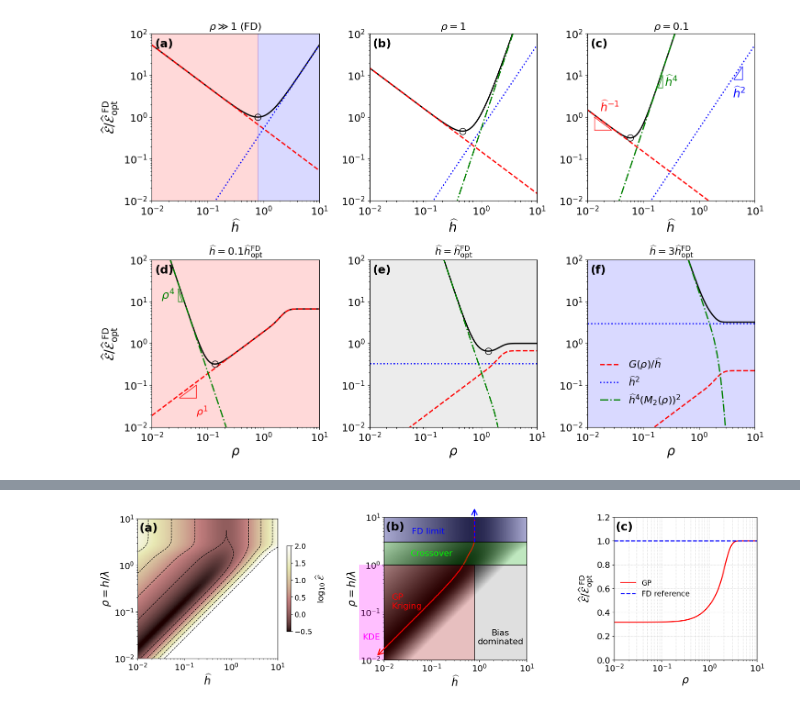
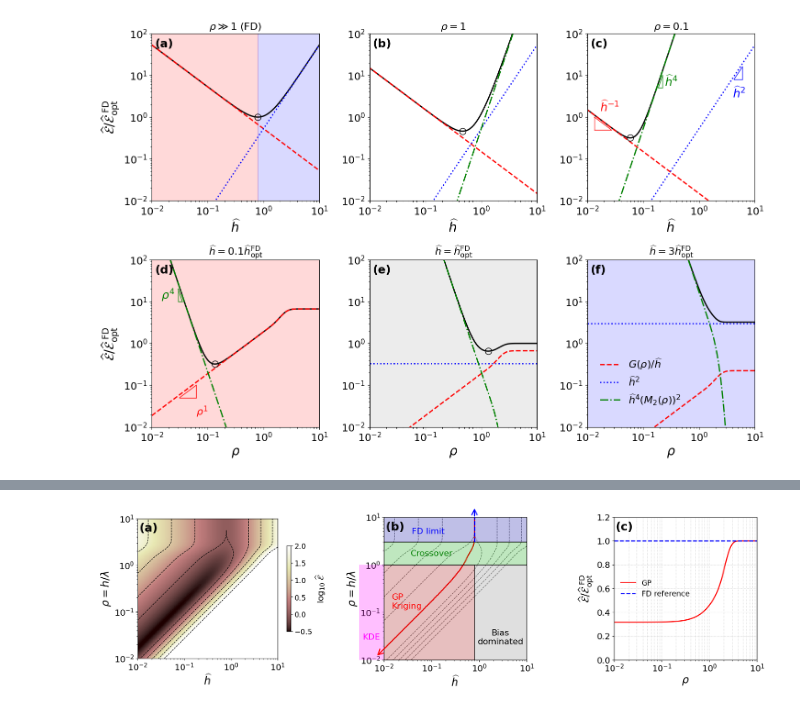
Before and after one commit to ch-tung/MLSR, a Jupyter notebook: binning/demo_error_scaling.ipynb, the cells around one changed output, grey strips where cells are left out. Saved outputs shown, nothing was run; the diff lists cells and outputs as text; code cells hidden in the pictures.

```diff
--- a/binning/demo_error_scaling.ipynb
+++ b/binning/demo_error_scaling.ipynb
@@ -1188,5 +1380,4 @@ plt.show()
 # %%
-from matplotlib.patches import Rectangle
 
 # three-panel figure
 
@@ -1287,8 +1478,8 @@ cbar.set_label(r'$\log_{10}\,\widehat{\mathcal{E}}\,$', fontsize=16)
 cbar.ax.tick_params(labelsize=14)
 
 ######### middle panel for regime assessment
-# CS = ax3.contour(X, Y, np.log10(Z/E_FD_extreme), levels=np.linspace(-0.5, 2, 6), linewidths=1, colors='k', linestyles='--')
-CSf = ax3.pcolormesh(X, Y, np.log10(Z/E_FD_extreme), vmax=2, vmin=-0.5, shading='nearest', cmap='gray')
+CS = ax3.contour(X, Y, np.log10(Z/E_FD_extreme), levels=np.linspace(-0.5, 2, 6), linewidths=1, colors='#666666', linestyles='--')
+# CSf = ax3.pcolormesh(X, Y, np.log10(Z/E_FD_extreme), vmax=2, vmin=-0.5, shading='nearest', cmap='gray')
 
 ax3.set_xscale('log')
 ax3.set_yscale('log')
@@ -1326,48 +1517,49 @@ ax3.annotate(
     xy=(dQ_opt_large, 16),
     xytext=(dQ_opt_large, 10),
     arrowprops=dict(facecolor='blue', edgecolor='blue', arrowstyle='->', lw=2, mutation_scale=25),
-    annotation_clip=False
+    annotation_clip=False,
+    zorder=50
 )
 # Draw a vertical dashed line at rho = 1
 ax3.plot([dQ_opt_large, dQ_opt_large], [3, 16], 'b--', lw=2, alpha=1)
+
 ax3.text(np.sqrt(0.01*0.15), 5, r'FD limit', color='b', fontsize=16, va='center', ha='left')
-ax3.text(np.sqrt(0.01*1), np.sqrt(cross_over_high*cross_over_low), 'Crossover', color='#00FF00', fontsize=16, va='center', ha='center', alpha=1)
+ax3.text(np.sqrt(0.01*1), np.sqrt(cross_over_high*cross_over_low), 'Crossover', color='green', fontsize=16, va='center', ha='center', alpha=1)
 ax3.text(np.sqrt(3e-3*1e-2), 3e-2, 'KDE', color='magenta', fontsize=16, va='center', ha='center', alpha=1)
 ax3.text(np.sqrt(1e1*dQ_opt_large), 3e-2, 'Bias\ndominated', color='k', fontsize=16, va='center', ha='center', alpha=1)
+ax3.text(dQ_min_list[30]*1.5, rho_min_list[30]*10, 'GP\nKriging', color='red', fontsize=16, va='center', ha='left')
 
 # Another arrow, lower left, along the red line
 ax3.annotate(
     '',
     xy=(dQ_min_list[10], rho_min_list[10]),
     xytext=(dQ_min_list[40], rho_min_list[40]),
     arrowprops=dict(facecolor='red', edgecolor='red', arrowstyle='->', lw=2, mutation_scale=25),
-    annotation_clip=False
+    annotation_clip=False,
+    zorder=50
 )
-ax3.text(dQ_min_list[30]*1.5, rho_min_list[30]*10, 'GP\nKriging', color='red', fontsize=16, va='center', ha='left')
 
 ax3.set_xlim(1e-2, 1e1)
 ax3.set_ylim(1e-2, 1e1)
-
-
 
 # ---- OO-style plotting ----
 # ax2.plot(rho_red, E_red/E_FD_extreme, '-', linewidth=2.3, color='red', label='GPR')
 ax2.plot(rho_min_list, E_min_list/E_FD_extreme, '-', linewidth=2, color='red', label='GP')
 # ax.loglog(rho_mag, E_mag/E_FD_extreme, '-', linewidth=2.3, color='magenta', label='F–D (ρ≥1)')
 ax2.plot(rho_min_list, np.ones_like(rho_min_list), '--', linewidth=2, color='b', alpha=1, label='FD reference')
 ax2.set_xscale('log')
 
 ax2.set_xlabel(r'$\rho$', fontsize=20)
 ax2.set_ylabel(r'$\widehat{\mathcal{E}}/\widehat{\mathcal{E}}_\mathrm{opt}^\mathrm{\ FD}$', fontsize=20)
 ax2.grid(True, which='both', ls=':', alpha=0.7)
 ax2.tick_params(axis='both', labelsize=16)
 ax2.legend(frameon=False, fontsize=14, loc='center left')
 ax2.set_xlim(1e-2, 1e1)
 ax2.set_ylim(0,1.2)
 ax2.text(0.01, 0.97, '(c)', transform=ax2.transAxes, fontsize=22, fontweight='bold', va='top', ha='left', color='k')
 ax2.set_aspect(3/1.2)
 
 plt.tight_layout()
 plt.show()
 # %% [output]
-[figure, old version]
+[figure, new version]
```
Also changed, not shown: parts of 2 cells of this notebook.
